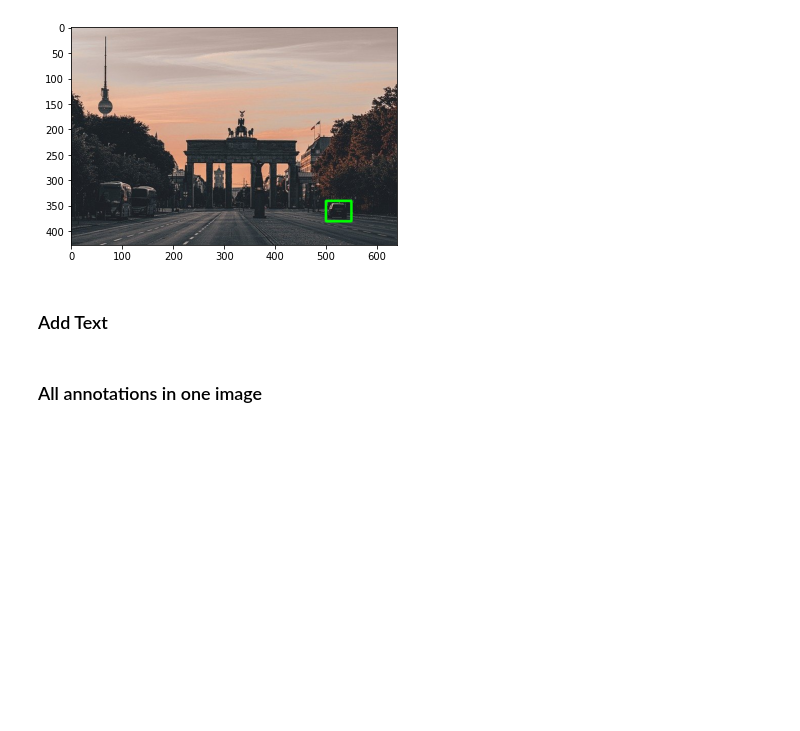
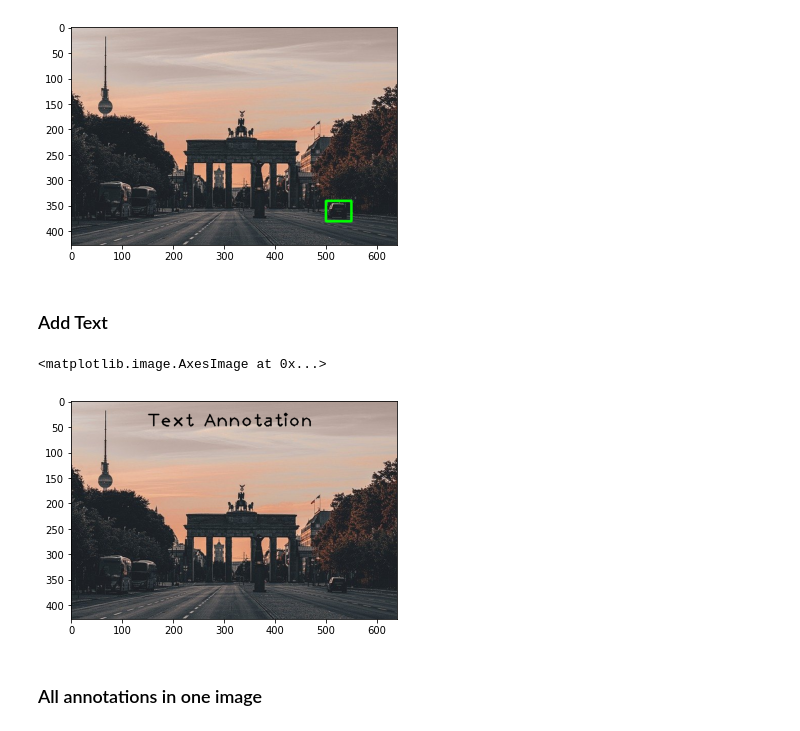
Before and after one commit to theNAFIZ/digital-image-processing-with-opencv, a Jupyter notebook: annotation.ipynb, the cells around one changed output. Saved outputs shown, nothing was run; the diff lists cells and outputs as text; code cells hidden in the pictures; blank space fills up the shorter version.

Commit message:
Add Text

```diff
--- a/annotation.ipynb
+++ b/annotation.ipynb
@@ -41,5 +41,13 @@ plt.imshow(img_rect)
 [figure]
 # %% [markdown]
 ### Add Text
+# %%
+img_text = image.copy()
+
+cv2.putText(img_text, "Text Annotation", (150, 50), cv2.FONT_HERSHEY_PLAIN, 2.4, [0,0,0], 2, cv2.LINE_8)
+plt.imshow(img_text)
+# %% [output]
+<matplotlib.image.AxesImage at 0x...>
+[figure, added]
 # %% [markdown]
 ### All annotations in one image
```
